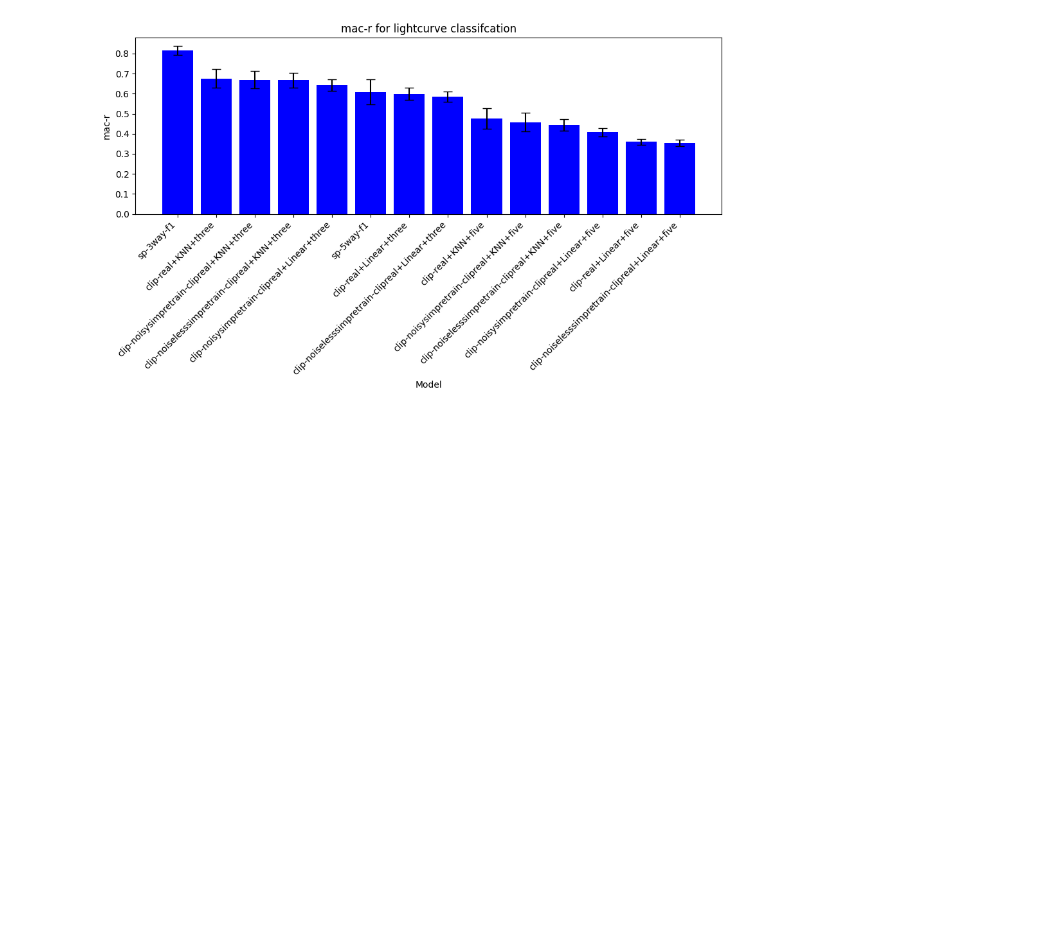
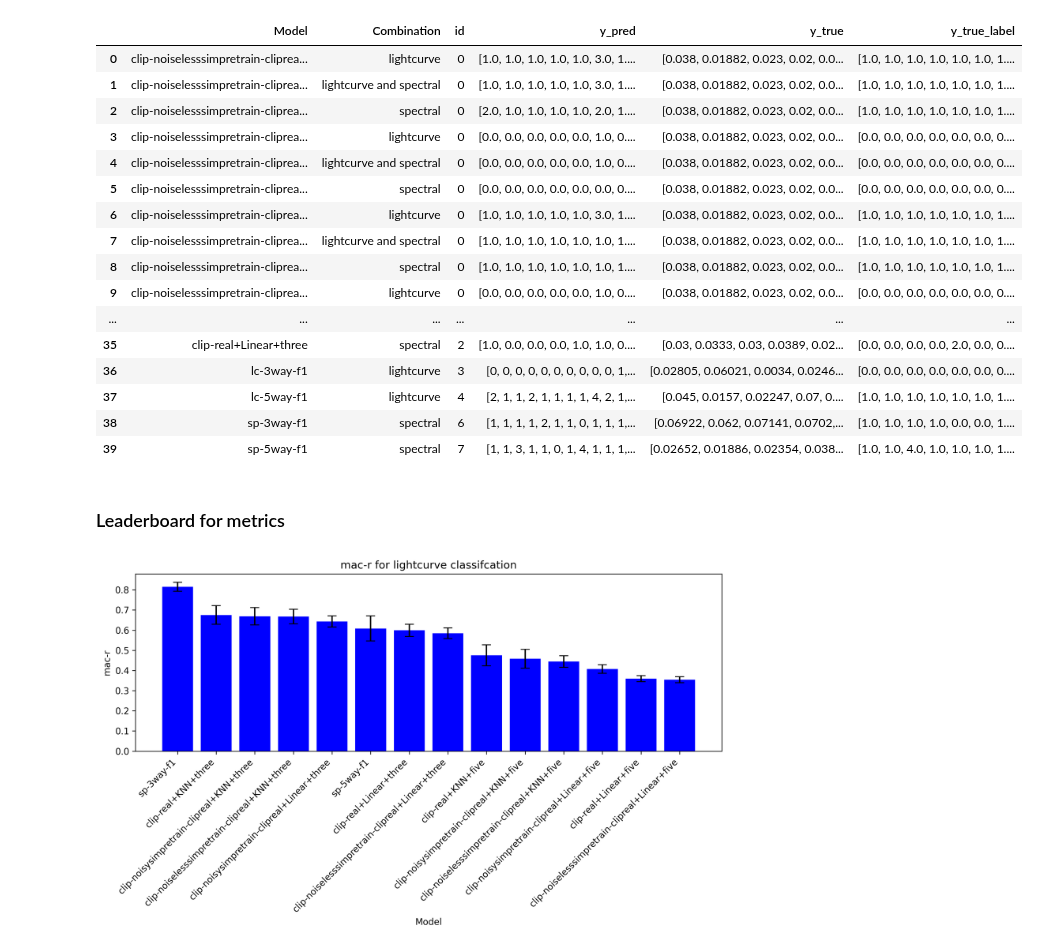
Before and after one commit to ThomasHelfer/multimodal-supernovae, a Jupyter notebook: plot_data.ipynb, the cells around one changed output. Drawn from its saved outputs; the diff is of its cells as text; code cells hidden in the pictures; blank space fills up the shorter version.

```diff
--- a/plot_data.ipynb
+++ b/plot_data.ipynb
@@ -39,2 +54,24 @@ reg_mean, reg_std = calculate_kfold_mean_and_std(regression_metrics_list)
+# %%
+merged_classification
+# %% [output]
+|  | Model | Combination | id | y_pred | y_true | y_true_label |
+| 0 | clip-noiselesssimpretrain-cliprea... | lightcurve | 0 | [1.0, 1.0, 1.0, 1.0, 1.0, 3.0, 1.... | [0.038, 0.01882, 0.023, 0.02, 0.0... | [1.0, 1.0, 1.0, 1.0, 1.0, 1.0, 1.... |
+| 1 | clip-noiselesssimpretrain-cliprea... | lightcurve and spectral | 0 | [1.0, 1.0, 1.0, 1.0, 1.0, 3.0, 1.... | [0.038, 0.01882, 0.023, 0.02, 0.0... | [1.0, 1.0, 1.0, 1.0, 1.0, 1.0, 1.... |
+| 2 | clip-noiselesssimpretrain-cliprea... | spectral | 0 | [2.0, 1.0, 1.0, 1.0, 1.0, 2.0, 1.... | [0.038, 0.01882, 0.023, 0.02, 0.0... | [1.0, 1.0, 1.0, 1.0, 1.0, 1.0, 1.... |
+| 3 | clip-noiselesssimpretrain-cliprea... | lightcurve | 0 | [0.0, 0.0, 0.0, 0.0, 0.0, 1.0, 0.... | [0.038, 0.01882, 0.023, 0.02, 0.0... | [0.0, 0.0, 0.0, 0.0, 0.0, 0.0, 0.... |
+| 4 | clip-noiselesssimpretrain-cliprea... | lightcurve and spectral | 0 | [0.0, 0.0, 0.0, 0.0, 0.0, 1.0, 0.... | [0.038, 0.01882, 0.023, 0.02, 0.0... | [0.0, 0.0, 0.0, 0.0, 0.0, 0.0, 0.... |
+| 5 | clip-noiselesssimpretrain-cliprea... | spectral | 0 | [0.0, 0.0, 0.0, 0.0, 0.0, 0.0, 0.... | [0.038, 0.01882, 0.023, 0.02, 0.0... | [0.0, 0.0, 0.0, 0.0, 0.0, 0.0, 0.... |
+| 6 | clip-noiselesssimpretrain-cliprea... | lightcurve | 0 | [1.0, 1.0, 1.0, 1.0, 1.0, 3.0, 1.... | [0.038, 0.01882, 0.023, 0.02, 0.0... | [1.0, 1.0, 1.0, 1.0, 1.0, 1.0, 1.... |
+| 7 | clip-noiselesssimpretrain-cliprea... | lightcurve and spectral | 0 | [1.0, 1.0, 1.0, 1.0, 1.0, 1.0, 1.... | [0.038, 0.01882, 0.023, 0.02, 0.0... | [1.0, 1.0, 1.0, 1.0, 1.0, 1.0, 1.... |
+| 8 | clip-noiselesssimpretrain-cliprea... | spectral | 0 | [1.0, 1.0, 1.0, 1.0, 1.0, 1.0, 1.... | [0.038, 0.01882, 0.023, 0.02, 0.0... | [1.0, 1.0, 1.0, 1.0, 1.0, 1.0, 1.... |
+| 9 | clip-noiselesssimpretrain-cliprea... | lightcurve | 0 | [0.0, 0.0, 0.0, 0.0, 0.0, 1.0, 0.... | [0.038, 0.01882, 0.023, 0.02, 0.0... | [0.0, 0.0, 0.0, 0.0, 0.0, 0.0, 0.... |
+| ... | ... | ... | ... | ... | ... | ... |
+| 35 | clip-real+Linear+three | spectral | 2 | [1.0, 0.0, 0.0, 0.0, 1.0, 1.0, 0.... | [0.03, 0.0333, 0.03, 0.0389, 0.02... | [0.0, 0.0, 0.0, 0.0, 2.0, 0.0, 0.... |
+| 36 | lc-3way-f1 | lightcurve | 3 | [0, 0, 0, 0, 0, 0, 0, 0, 0, 0, 1,... | [0.02805, 0.06021, 0.0034, 0.0246... | [0.0, 0.0, 0.0, 0.0, 0.0, 0.0, 0.... |
+| 37 | lc-5way-f1 | lightcurve | 4 | [2, 1, 1, 2, 1, 1, 1, 1, 4, 2, 1,... | [0.045, 0.0157, 0.02247, 0.07, 0.... | [1.0, 1.0, 1.0, 1.0, 1.0, 1.0, 1.... |
+| 38 | sp-3way-f1 | spectral | 6 | [1, 1, 1, 1, 2, 1, 1, 0, 1, 1, 1,... | [0.06922, 0.062, 0.07141, 0.0702,... | [1.0, 1.0, 1.0, 1.0, 0.0, 0.0, 1.... |
+| 39 | sp-5way-f1 | spectral | 7 | [1, 1, 3, 1, 1, 0, 1, 4, 1, 1, 1,... | [0.02652, 0.01886, 0.02354, 0.038... | [1.0, 1.0, 4.0, 1.0, 1.0, 1.0, 1.... |
+# %% [markdown]
+### Leaderboard for metrics
 # %%
 # Leaderboard in different metrics for classifications
```
Also changed, not shown: parts of 9 cells of this notebook.
